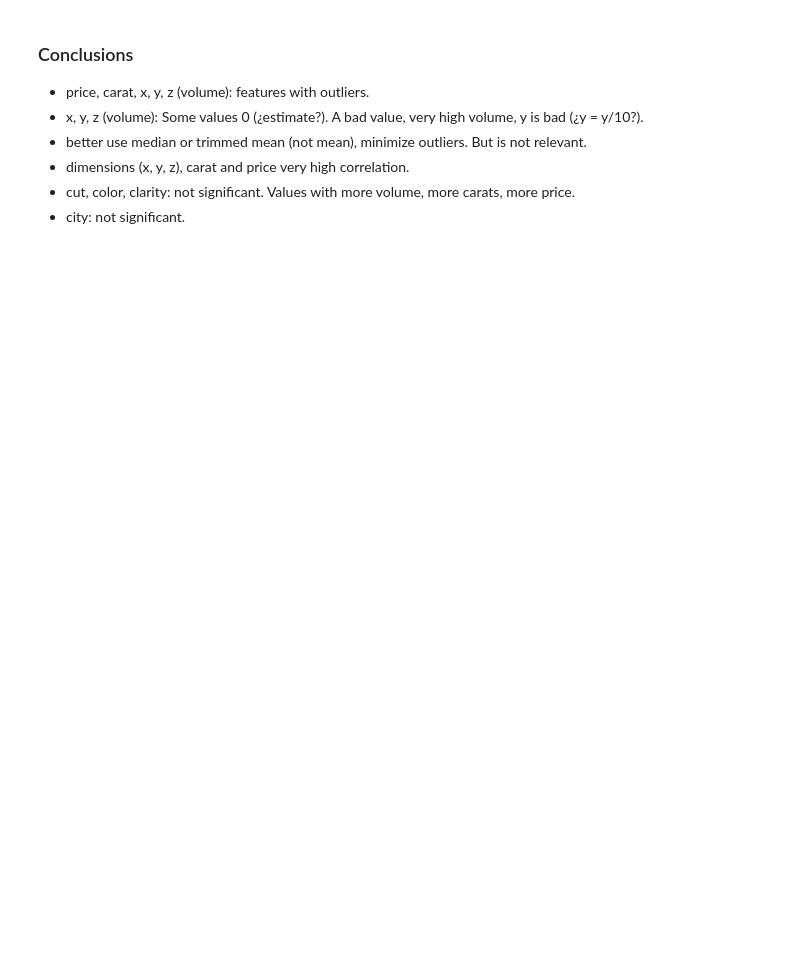
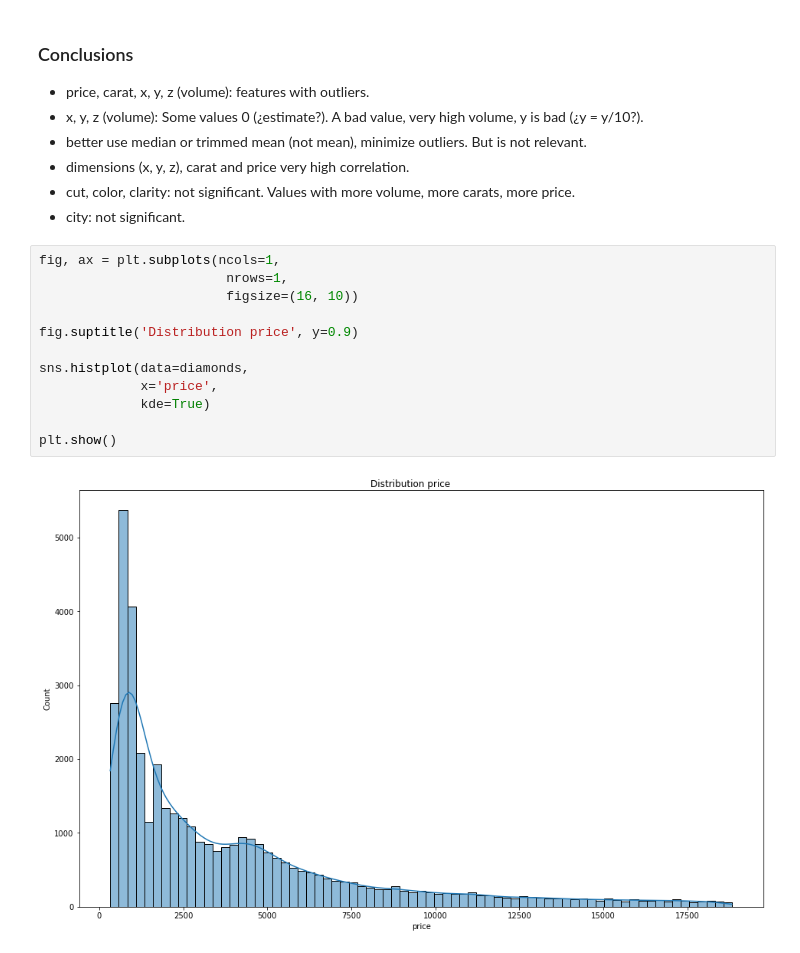
Before and after one commit to elvestevez/challenges, a Jupyter notebook: diamonds/diamonds_analysis.ipynb, the cells around one changed output. Cells and saved outputs as stored; diff of their text form; blank space fills up the shorter version.

```diff
--- a/diamonds/diamonds_analysis.ipynb
+++ b/diamonds/diamonds_analysis.ipynb
@@ -789,3 +789,17 @@ diamonds[diamonds['volume'] == diamonds['volume'].min()] # volume min, records v
 - dimensions (x, y, z), carat and price very high correlation.
 - cut, color, clarity: not significant. Values with more volume, more carats, more price.
 - city: not significant.
+# %%
+fig, ax = plt.subplots(ncols=1,
+                        nrows=1,
+                        figsize=(16, 10))
+
+fig.suptitle('Distribution price', y=0.9)
+
+sns.histplot(data=diamonds,
+             x='price',
+             kde=True)
+
+plt.show()
+# %% [output]
+[figure, added]
```
Also changed, not shown: parts of 6 cells of this notebook.
